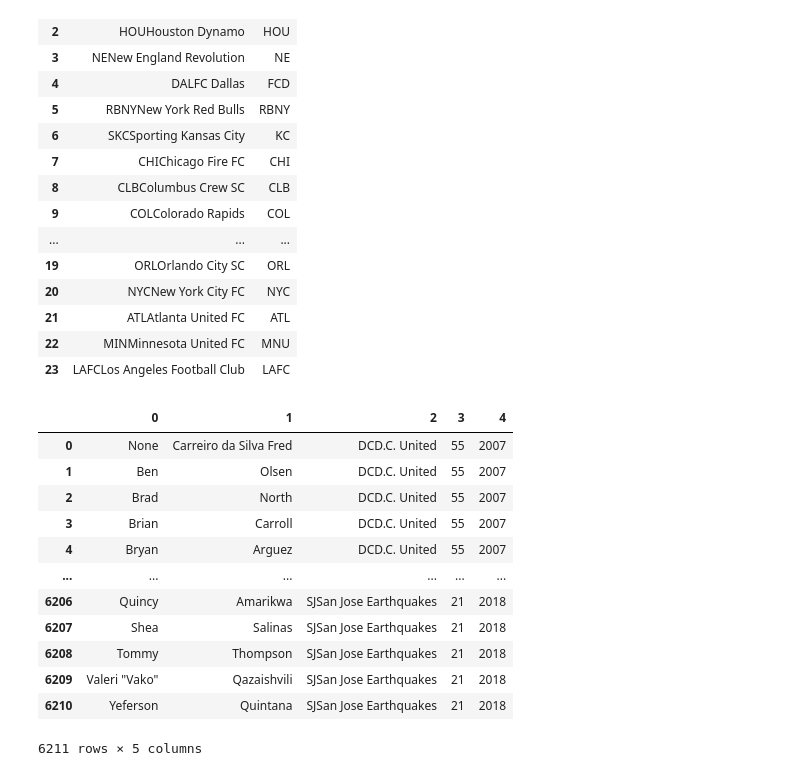
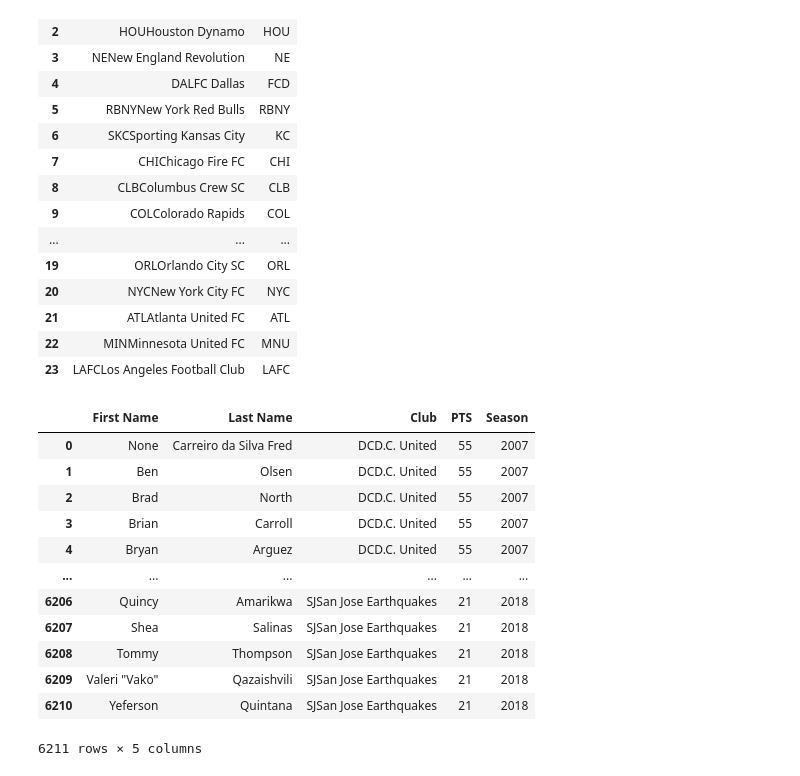
Before and after one commit to kyraha/UMN_PR02_ETL, a Jupyter notebook: ETL_KD/MLSstandingsKD.ipynb, the cells around one changed output. Saved outputs shown, nothing was run; the diff lists cells and outputs as text; code cells hidden in the pictures.

```diff
--- a/ETL_KD/MLSstandingsKD.ipynb
+++ b/ETL_KD/MLSstandingsKD.ipynb
@@ -302,25 +302,27 @@ pd.DataFrame(engine.execute("select * from club_map"))
 | 22 | MINMinnesota United FC | MNU |
 | 23 | LAFCLos Angeles Football Club | LAFC |
 # %%
-pd.DataFrame(engine.execute("""
+sample=pd.DataFrame(engine.execute("""
 select s."First Name", s."Last Name",
 c.Club, c.pts, c.season
 from seasons c
 join club_map m on m.long_name = c.Club
 join salaries s on s."Club (grouped)" = m.short_name
 where c.season = s.Season
-"""))
+"""),columns=['First Name','Last Name','Club','PTS','Season'])
-# %% [output]
-|  | 0 | 1 | 2 | 3 | 4 |
-| 0 | None | Carreiro da Silva Fred | DCD.C. United | 55 | 2007 |
-| 1 | Ben | Olsen | DCD.C. United | 55 | 2007 |
-| 2 | Brad | North | DCD.C. United | 55 | 2007 |
-| 3 | Brian | Carroll | DCD.C. United | 55 | 2007 |
-| 4 | Bryan | Arguez | DCD.C. United | 55 | 2007 |
-| ... | ... | ... | ... | ... | ... |
-| 6206 | Quincy | Amarikwa | SJSan Jose Earthquakes | 21 | 2018 |
-| 6207 | Shea | Salinas | SJSan Jose Earthquakes | 21 | 2018 |
-| 6208 | Tommy | Thompson | SJSan Jose Earthquakes | 21 | 2018 |
-| 6209 | Valeri "Vako" | Qazaishvili | SJSan Jose Earthquakes | 21 | 2018 |
-| 6210 | Yeferson | Quintana | SJSan Jose Earthquakes | 21 | 2018 |
-6211 rows × 5 columns
+# %%
+sample
+# %% [output]
+|  | First Name | Last Name | Club | PTS | Season |
+| 0 | None | Carreiro da Silva Fred | DCD.C. United | 55 | 2007 |
+| 1 | Ben | Olsen | DCD.C. United | 55 | 2007 |
+| 2 | Brad | North | DCD.C. United | 55 | 2007 |
+| 3 | Brian | Carroll | DCD.C. United | 55 | 2007 |
+| 4 | Bryan | Arguez | DCD.C. United | 55 | 2007 |
+| ... | ... | ... | ... | ... | ... |
+| 6206 | Quincy | Amarikwa | SJSan Jose Earthquakes | 21 | 2018 |
+| 6207 | Shea | Salinas | SJSan Jose Earthquakes | 21 | 2018 |
+| 6208 | Tommy | Thompson | SJSan Jose Earthquakes | 21 | 2018 |
+| 6209 | Valeri "Vako" | Qazaishvili | SJSan Jose Earthquakes | 21 | 2018 |
+| 6210 | Yeferson | Quintana | SJSan Jose Earthquakes | 21 | 2018 |
+6211 rows × 5 columns
```
Also changed, not shown: 3 other files.
